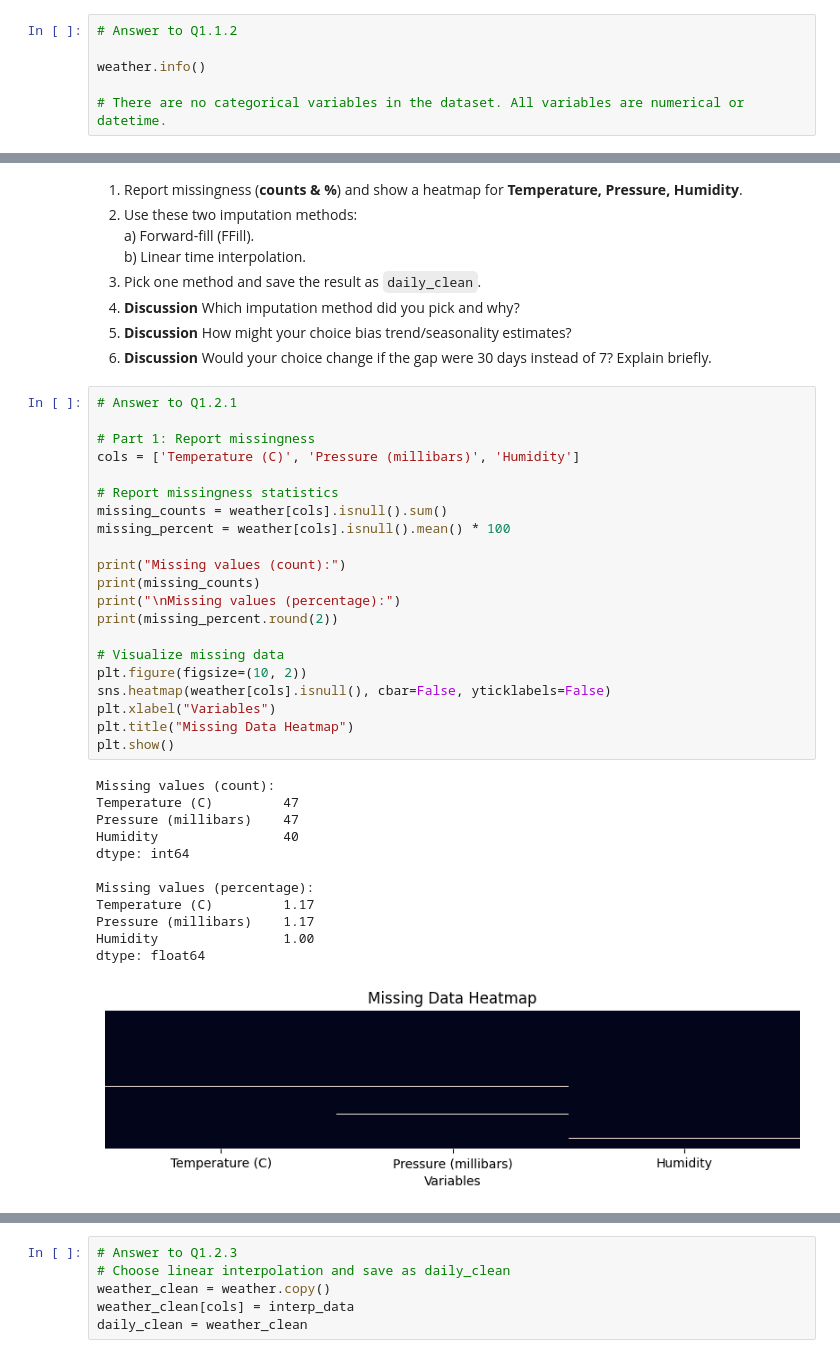
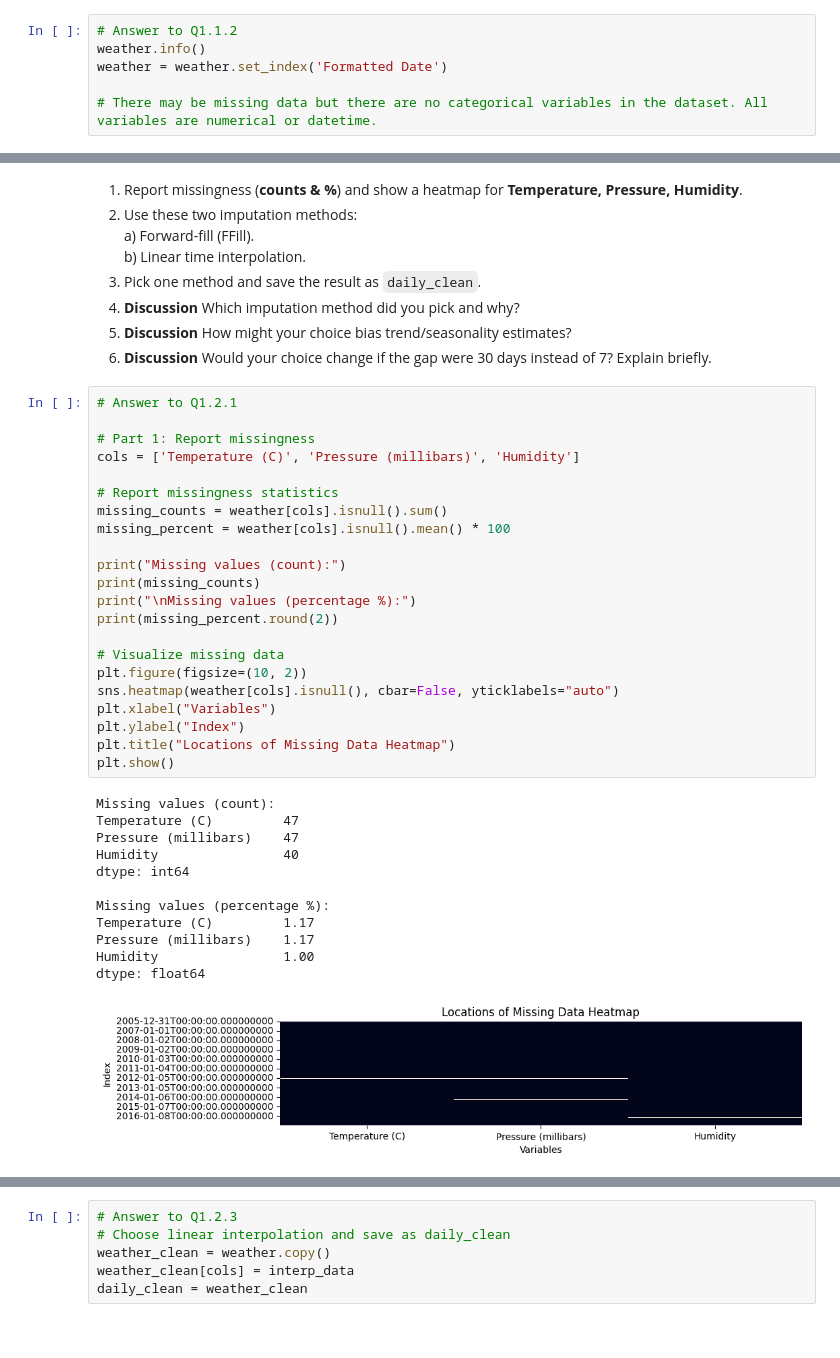
Before and after one commit to Benjamin-2003/AISE_4010_Assignments, a Jupyter notebook: Assignment1.ipynb, the cells around one changed output, grey strips where cells are left out. Cells and saved outputs as stored; diff of their text form.

```diff
--- a/Assignment1.ipynb
+++ b/Assignment1.ipynb
@@ -51,10 +50,10 @@ weather.head(6)
 | 5 | 2006-01-05 | 2.7 | 0.4 | 0.95 | 9.0 | ... |
 # %%
 # Answer to Q1.1.2
+weather.info()
+weather = weather.set_index('Formatted Date')
 
-weather.info()
-
-# There are no categorical variables in the dataset. All variables are numerical or datetime.
+# There may be missing data but there are no categorical variables in the dataset. All variables are numerical or datetime.
 # %% [output]
 <class 'pandas.core.frame.DataFrame'>
 RangeIndex: 4019 entries, 0 to 4018
@@ -84,36 +83,37 @@ memory usage: 251.3 KB
 # %%
 # Answer to Q1.2.1
 
 # Part 1: Report missingness
 cols = ['Temperature (C)', 'Pressure (millibars)', 'Humidity']
 
 # Report missingness statistics
 missing_counts = weather[cols].isnull().sum()
 missing_percent = weather[cols].isnull().mean() * 100
 
 print("Missing values (count):")
 print(missing_counts)
-print("\nMissing values (percentage):")
+print("\nMissing values (percentage %):")
 print(missing_percent.round(2))
 
 # Visualize missing data
 plt.figure(figsize=(10, 2))
-sns.heatmap(weather[cols].isnull(), cbar=False, yticklabels=False)
+sns.heatmap(weather[cols].isnull(), cbar=False, yticklabels="auto")
 plt.xlabel("Variables")
-plt.title("Missing Data Heatmap")
+plt.ylabel("Index")
+plt.title("Locations of Missing Data Heatmap")
 plt.show()
 # %% [output]
 Missing values (count):
 Temperature (C)         47
 Pressure (millibars)    47
 Humidity                40
 dtype: int64
 
-Missing values (percentage):
+Missing values (percentage %):
 Temperature (C)         1.17
 Pressure (millibars)    1.17
 Humidity                1.00
 dtype: float64
-[figure, old version]
+[figure, new version]
 # %%
 # Answer to Q1.2.2
```
Also changed, not shown: parts of 30 cells of this notebook.
